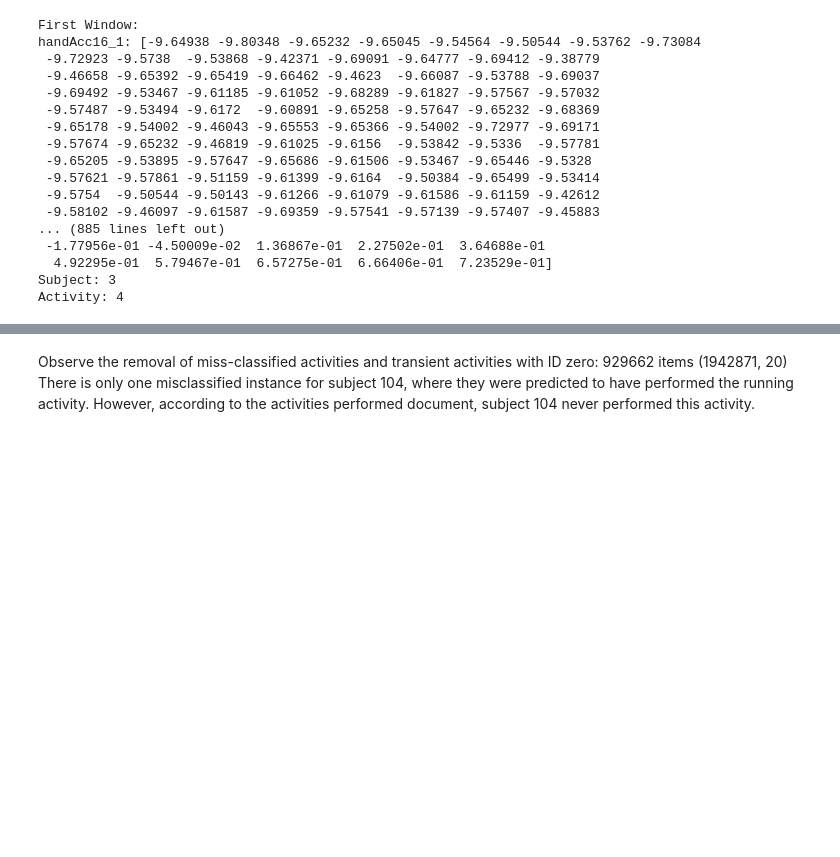
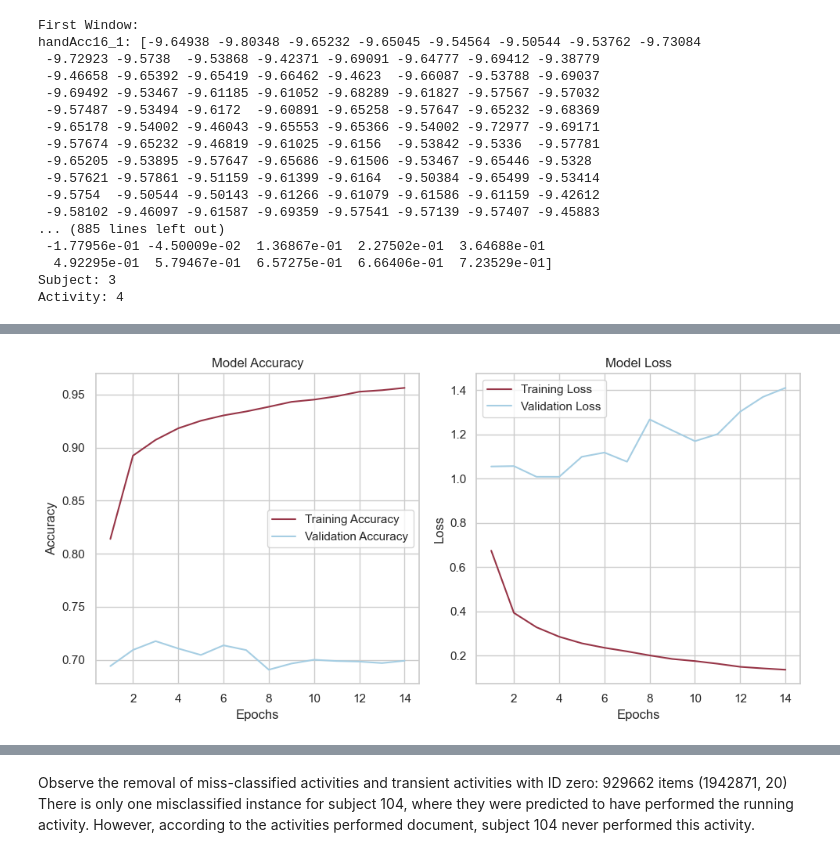
Before and after one commit to Will-Harris00/human-activity-recognition, a Jupyter notebook: LSTM_unrotated_confusion_matrix.ipynb, the cells around one changed output, grey strips where cells are left out. Cells and saved outputs as stored; diff of their text form; code cells hidden in the pictures; blank space fills up the shorter version.

```diff
--- a/LSTM_unrotated_confusion_matrix.ipynb
+++ b/LSTM_unrotated_confusion_matrix.ipynb
@@ -780,32 +875,34 @@ Epoch 6/8
 # %%
-# # # This looks like it is not an optimal approach
-# # Averaged accuracy and loss
-# avg_train_acc = np.mean([h['accuracy'] for h in history_list], axis=0)
-# avg_val_acc = np.mean([h['val_accuracy'] for h in history_list], axis=0)
-# avg_train_loss = np.mean([h['loss'] for h in history_list], axis=0)
-# avg_val_loss = np.mean([h['val_loss'] for h in history_list], axis=0)
-#
-# # Plot averaged accuracy and loss
-# plt.figure(figsize=(10, 5))
-#
-# plt.subplot(1, 2, 1)
-# plt.plot(range(1, epochs + 1), avg_train_acc, label='Training Accuracy')
-# plt.plot(range(1, epochs + 1), avg_val_acc, label='Validation Accuracy')
-# plt.title('Model Accuracy')
-# plt.xlabel('Epochs')
-# plt.ylabel('Accuracy')
-# plt.legend()
-#
-# plt.subplot(1, 2, 2)
-# plt.plot(range(1, epochs + 1), avg_train_loss, label='Training Loss')
-# plt.plot(range(1, epochs + 1), avg_val_loss, label='Validation Loss')
-# plt.title('Model Loss')
-# plt.xlabel('Epochs')
-# plt.ylabel('Loss')
-# plt.legend()
-#
-# plt.tight_layout()
-# plt.show()
+# # This looks like it is not an optimal approach
+# Averaged accuracy and loss
+avg_train_acc = np.mean([h['accuracy'] for h in history_list], axis=0)
+avg_val_acc = np.mean([h['val_accuracy'] for h in history_list], axis=0)
+avg_train_loss = np.mean([h['loss'] for h in history_list], axis=0)
+avg_val_loss = np.mean([h['val_loss'] for h in history_list], axis=0)
+
+# Plot averaged accuracy and loss
+plt.figure(figsize=(10, 5))
+
+plt.subplot(1, 2, 1)
+plt.plot(range(1, epochs + 1), avg_train_acc, label='Training Accuracy')
+plt.plot(range(1, epochs + 1), avg_val_acc, label='Validation Accuracy')
+plt.title('Model Accuracy')
+plt.xlabel('Epochs')
+plt.ylabel('Accuracy')
+plt.legend()
+
+plt.subplot(1, 2, 2)
+plt.plot(range(1, epochs + 1), avg_train_loss, label='Training Loss')
+plt.plot(range(1, epochs + 1), avg_val_loss, label='Validation Loss')
+plt.title('Model Loss')
+plt.xlabel('Epochs')
+plt.ylabel('Loss')
+plt.legend()
+
+plt.tight_layout()
+plt.show()
+# %% [output]
+[figure, added]
 # %%
 # Normalize the averaged confusion matrix
 avg_cm = np.mean(confusion_matrices, axis=0)
```
Also changed, not shown: parts of 9 cells of this notebook.
